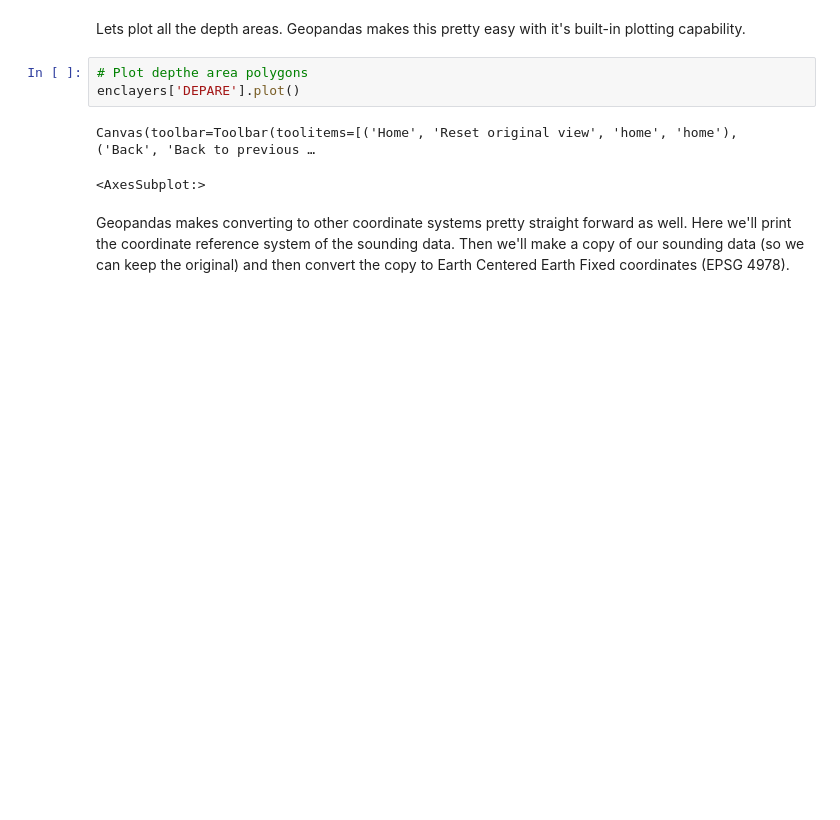
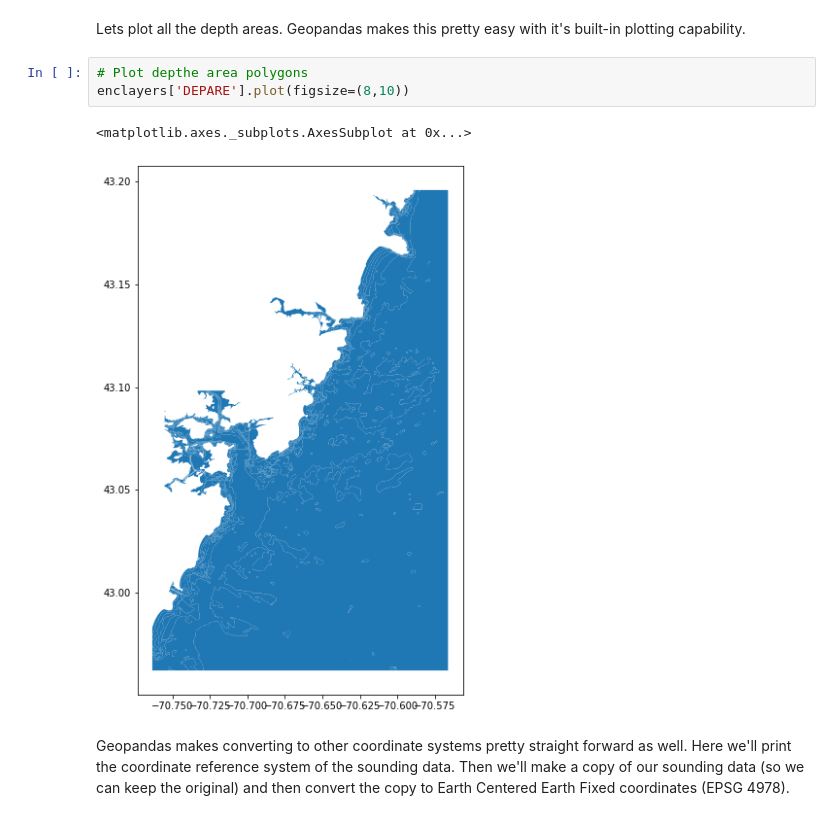
Before and after one commit to valschmidt/ReadingENCswithGeopandas, a Jupyter notebook: reading_ENCs_with_geopandas.ipynb, the cells around one changed output. Drawn from its saved outputs; the diff is of its cells as text; blank space fills up the shorter version.

```diff
--- a/reading_ENCs_with_geopandas.ipynb
+++ b/reading_ENCs_with_geopandas.ipynb
@@ -85,10 +102,10 @@ dict_keys(['DSID', 'ACHARE', 'BCNLAT', 'BCNSPP', 'BRIDGE', 'BUISGL', 'BUAARE', '
 Lets plot all the depth areas. Geopandas makes this pretty easy with it's built-in plotting capability.
 # %%
 # Plot depthe area polygons
-enclayers['DEPARE'].plot()
+enclayers['DEPARE'].plot(figsize=(8,10))
 # %% [output]
-Canvas(toolbar=Toolbar(toolitems=[('Home', 'Reset original view', 'home', 'home'), ('Back', 'Back to previous …
+<matplotlib.axes._subplots.AxesSubplot at 0x...>
-<AxesSubplot:>
+[figure, added]
 # %% [markdown]
 Geopandas makes converting to other coordinate systems pretty straight forward as well. Here we'll print the coordinate reference system of the sounding data. Then we'll make a copy of our sounding data (so we can keep the original) and then convert the copy to Earth Centered Earth Fixed coordinates (EPSG 4978).
 # %%
```
Also changed, not shown: parts of 16 cells of this notebook.
